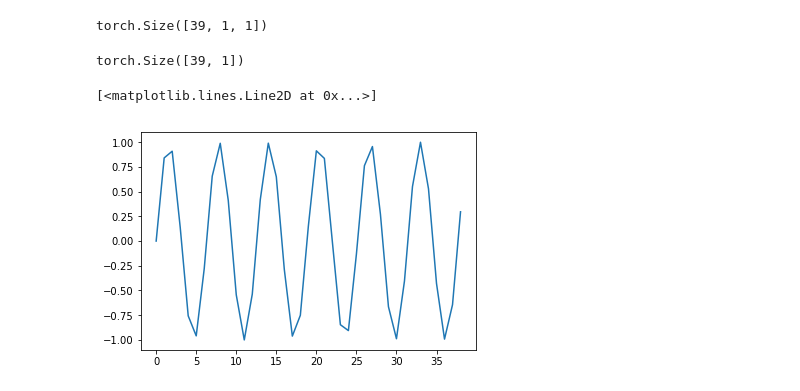
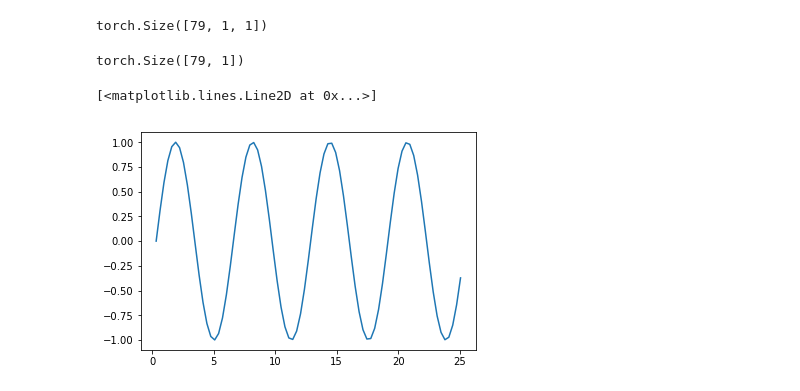
Before and after one commit to a-laughlin/3308proj, a Jupyter notebook: machine_learning/forge/Recurrent_Neural_Network.ipynb, the cells around one changed output. Saved outputs shown, nothing was run; the diff lists cells and outputs as text; code cells hidden in the pictures.

```diff
--- a/machine_learning/forge/Recurrent_Neural_Network.ipynb
+++ b/machine_learning/forge/Recurrent_Neural_Network.ipynb
@@ -39,7 +39,7 @@ def makeData(npoints = 500, f = None):
     if f is None:
         f = lambda x: x*x + 10
 
-    x = np.arange(npoints)
+    x = np.linspace(0, 10*np.pi, npoints)
 
     y = np.array(list(map(f, x)))
 
@@ -48,7 +48,7 @@ def makeData(npoints = 500, f = None):
 
     return x, y
 # %%
-def sequence_train_test_split(sequence, test = 0.2):
+def sequence_train_test_split(time, sequence, test = 0.2):
 
     n = len(x)
 
@@ -68,8 +68,8 @@ def sequence_train_test_split(sequence, test = 0.2):
     test_input = test_sequence[:-1].unsqueeze(2)
     test_target = test_sequence[1:]
 
-    t_train = np.arange(train_input.size(0))
-    t_test = np.arange(train_input.size(0), train_input.size(0) + test_input.size(0))
+    t_train = time[train_indices[1:]]
+    t_test = time[test_indices[:-1]]
 
     return train_input, test_input, train_target, test_target, t_train, t_test
 # %%
@@ -120,24 +174,24 @@ n_hidden = 128
 n_output = 1
 rnn = RNN(n_input, n_hidden, n_output)
 # %%
-npoints = 50
+npoints = 100
 f = lambda x: np.sin(x)
 x, y = makeData(npoints=npoints, f = f)
 # %%
-train_input, test_input, train_target, test_target, t_train, t_test = sequence_train_test_split(y)
+train_input, test_input, train_target, test_target, t_train, t_test = sequence_train_test_split(x, y)
 # %%
 train_input.size()
 # %% [output]
-torch.Size([39, 1, 1])
+torch.Size([79, 1, 1])
 # %%
 train_target.size()
 # %% [output]
-torch.Size([39, 1])
+torch.Size([79, 1])
 # %%
-plt.plot(t_train, train_input[:,:,0].numpy())
+plt.plot(t_train.numpy(), train_input[:,:,0].numpy())
 # %% [output]
 [<matplotlib.lines.Line2D at 0x...>]
-[figure, old version]
+[figure, new version]
 # %%
 rnn = train(rnn, train_input, train_target, lr = 0.0001, epochs=1000)
 # %% [output]
```
Also changed, not shown: parts of 8 cells of this notebook.
